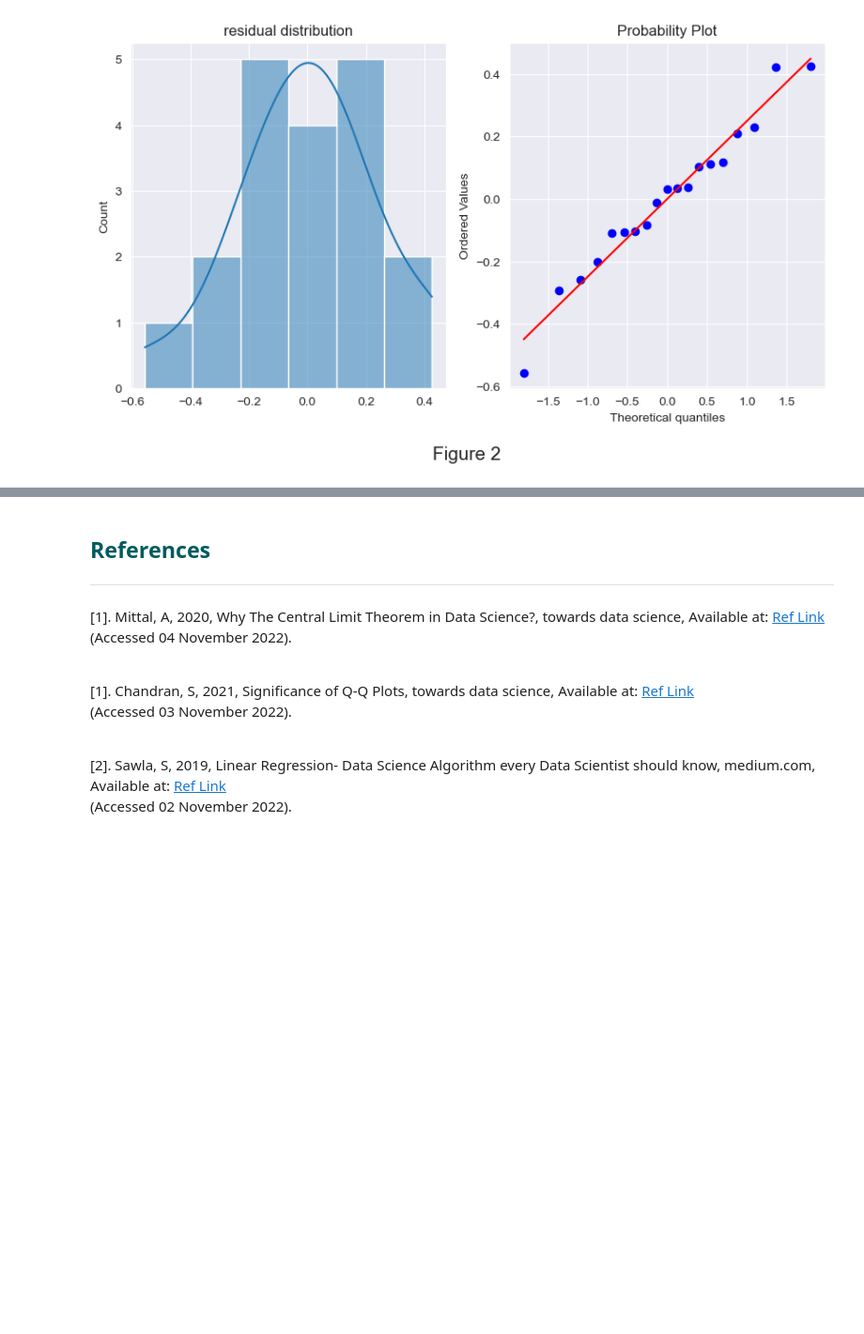
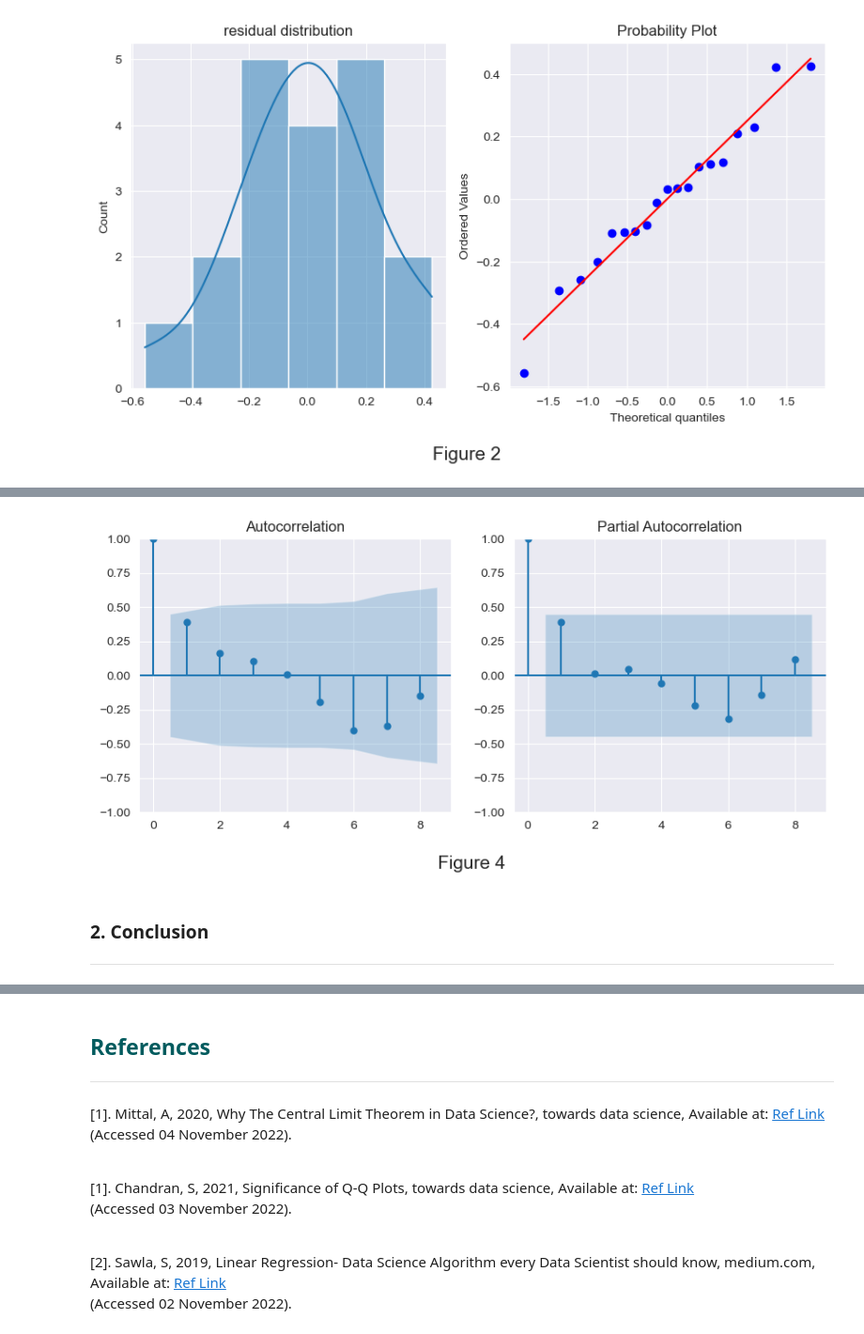
Before and after one commit to CiaranMoran27/machstat-assessment, a Jupyter notebook: practicals/04-models-exercises.ipynb, the cells around one changed output, grey strips where cells are left out. Shown: that part at 94% size. Saved outputs shown, nothing was run; the diff lists cells and outputs as text; code cells hidden in the pictures; blank space fills up the shorter version.

```diff
--- a/practicals/04-models-exercises.ipynb
+++ b/practicals/04-models-exercises.ipynb
@@ -179,0 +257,14 @@ plt.show();
+# %%
+# documentation for plotting auto-correlation
+# tps://www.statsmodels.org/dev/generated/statsmodels.graphics.tsaplots.plot_pacf.html
+fig, ax = plt.subplots(1, 2, figsize = (10, 4))
+lag_val = 8
+sm.graphics.tsa.plot_pacf(residuals, lags = lag_val, ax=ax[1], method='ywm')
+sm.graphics.tsa.plot_acf(residuals, lags = lag_val, ax=ax[0])
+plt.figtext(0.5, -0.05, 'Figure 4', wrap = True, horizontalalignment = 'center', fontsize = 15);
+plt.show();
+# %% [output]
+[figure, added]
+# %% [markdown]
+### 2. Conclusion
+***
```
Also changed, not shown: parts of 17 cells of this notebook.
